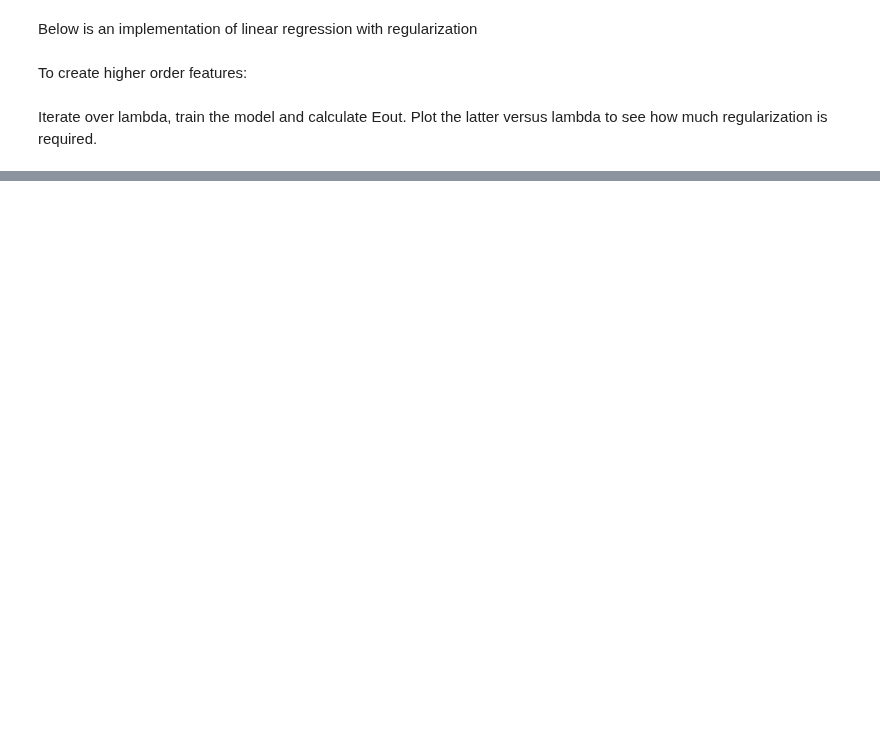
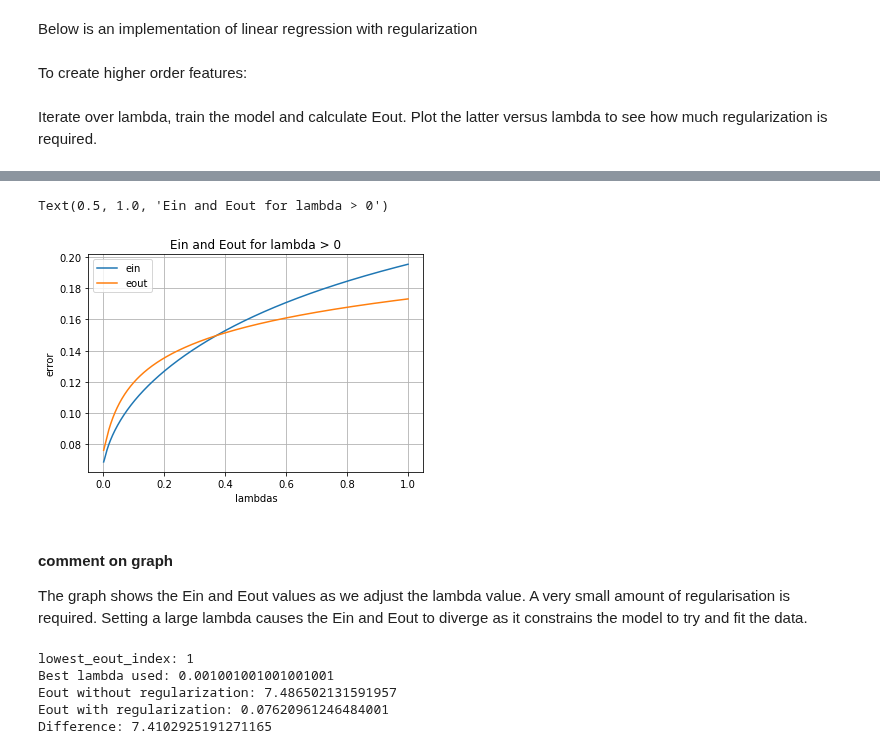
Before and after one commit to vipulpopat/MSCAI_Sem1_Etivity4, a Jupyter notebook: Etivity4_CE6002.ipynb, the cells around one changed output, grey strips where cells are left out. Cells and saved outputs as stored; diff of their text form; code cells hidden in the pictures; blank space fills up the shorter version.

```diff
--- a/Etivity4_CE6002.ipynb
+++ b/Etivity4_CE6002.ipynb
@@ -72,7 +74,7 @@ Iterate over lambda, train the model and calculate Eout. Plot the latter versus
 ein=[]
 eout=[]
 weights=[]
-lambdas = ...
+lambdas = np.linspace(0,1,1000)
 X_trans = transPoly(X,50)
 # random_state fixed to get reproducible (and 'good'! :-)) results
 X_train, X_test, y_train, y_test = train_test_split(X_trans, y, train_size=0.9, random_state =5)
@@ -83,0 +92,31 @@ for l in lambdas:
+# %%
+# plot ein, eout for lambda > 0
+plt.plot(lambdas[1:],ein[1:], label='ein')
+plt.plot(lambdas[1:],eout[1:], label='eout')
+
+plt.xlabel("lambdas")
+plt.ylabel("error")
+plt.legend(loc='best')
+plt.grid(True)
+plt.title("Ein and Eout for lambda > 0")
+# %% [output]
+Text(0.5, 1.0, 'Ein and Eout for lambda > 0')
+[figure, added]
+# %% [markdown]
+#### comment on graph
+The graph shows the Ein and Eout values as we adjust the lambda value. A very small amount of regularisation is required. Setting a large lambda causes the Ein and Eout to diverge as it constrains the model to try and fit the data.
+# %%
+lowest_eout_index = np.argmin(eout)
+best_lambda = lambdas[lowest_eout_index]
+
+print("lowest_eout_index: %s" % lowest_eout_index)
+print("Best lambda used: %s" % best_lambda)
+print("Eout without regularization: %s" % str(eout[0]))
+print("Eout with regularization: %s" % eout[lowest_eout_index])
+print("Difference: %s" % (eout[0] - eout[lowest_eout_index]))
+# %% [output]
+lowest_eout_index: 1
+Best lambda used: 0.001001001001001001
+Eout without regularization: 7.486502131591957
+Eout with regularization: 0.07620961246484001
+Difference: 7.4102925191271165
```
Also changed, not shown: parts of 23 cells of this notebook, 2 other files.
